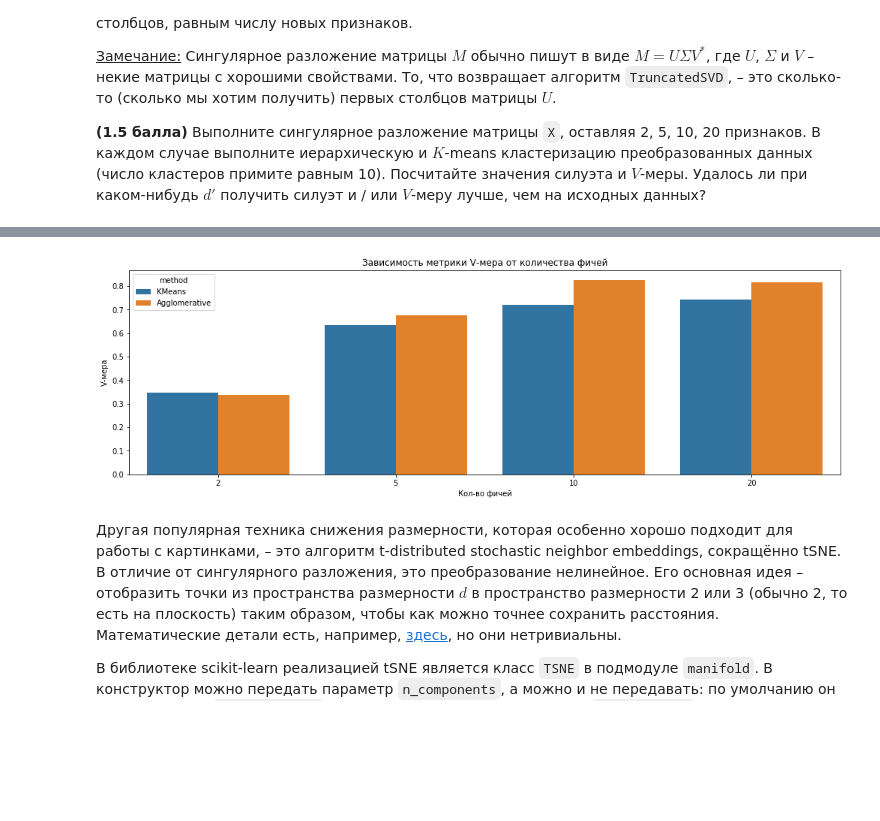
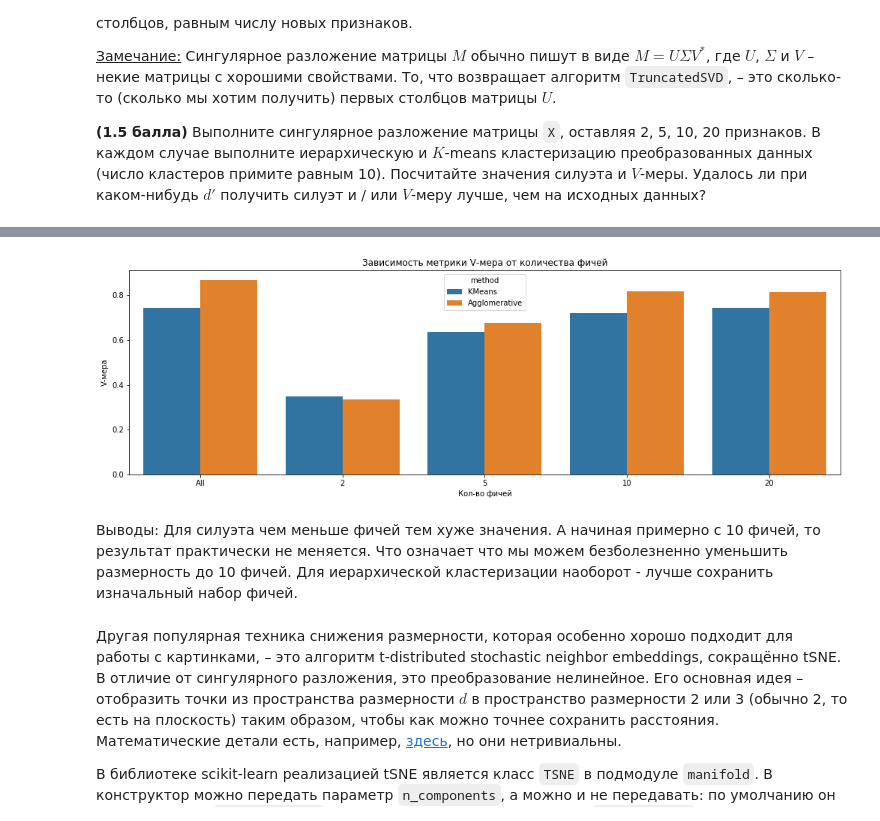
Before and after one commit to slivka83/share, a Jupyter notebook: clustering.ipynb, the cells around one changed output, grey strips where cells are left out. Saved outputs shown, nothing was run; the diff lists cells and outputs as text; code cells hidden in the pictures; blank space fills up the shorter version.

```diff
--- a/clustering.ipynb
+++ b/clustering.ipynb
@@ -236,13 +242,19 @@ from sklearn.decomposition import TruncatedSVD
 import pandas as pd
 # %%
 scores = []
+
+clst = KMeans(n_clusters=10, n_init=100, random_state=42).fit_predict(X)
+scores.append({'features':'All', 'score':silhouette_score(X,clst), 'method':'KMeans'})
+clst = AgglomerativeClustering(n_clusters=10).fit_predict(X)
+scores.append({'features':'All', 'score':silhouette_score(X,clst), 'method':'Agglomerative'})
+
 for f in tqdm([2,5,10,20]):
     X_temp = TruncatedSVD(f).fit_transform(X)
     clst = KMeans(n_clusters=10, n_init=100, random_state=42).fit_predict(X_temp)
-    scores.append({'features':f, 'score':silhouette_score(X_temp,clst), 'method':'KMeans'})
+    scores.append({'features':f, 'score':silhouette_score(X,clst), 'method':'KMeans'})
 
     clst = AgglomerativeClustering(n_clusters=10).fit_predict(X_temp)
-    scores.append({'features':f, 'score':silhouette_score(X_temp,clst), 'method':'Agglomerative'})
+    scores.append({'features':f, 'score':silhouette_score(X,clst), 'method':'Agglomerative'})
 
 df = pd.DataFrame(scores)
 plt.figure(figsize=(17,5))
@@ -256,22 +268,30 @@ plt.title('Зависимость метрики Силуэт от количе
 # %%
 scores = []
+
+clst = KMeans(n_clusters=10, n_init=100, random_state=42).fit_predict(X)
+scores.append({'features':'All', 'score':v_measure_score(y,clst), 'method':'KMeans'})
+clst = AgglomerativeClustering(n_clusters=10).fit_predict(X)
+scores.append({'features':'All', 'score':v_measure_score(y,clst), 'method':'Agglomerative'})
+
 for f in tqdm([2,5,10,20]):
     X_temp = TruncatedSVD(f).fit_transform(X)
     clst = KMeans(n_clusters=10, n_init=100, random_state=42).fit_predict(X_temp)
     scores.append({'features':f, 'score':v_measure_score(y,clst), 'method':'KMeans'})
 
     clst = AgglomerativeClustering(n_clusters=10).fit_predict(X_temp)
     scores.append({'features':f, 'score':v_measure_score(y,clst), 'method':'Agglomerative'})
 
 df = pd.DataFrame(scores)
 plt.figure(figsize=(17,5))
 sns.barplot(data=df, x='features', y='score', hue='method')
 plt.xlabel('Кол-во фичей')
 plt.ylabel('V-мера')
 plt.title('Зависимость метрики V-мера от количества фичей');
 # %% [output]
 [interactive output not drawn]
-[figure, old version]
+[figure, new version]
+# %% [markdown]
+Выводы: Для силуэта чем меньше фичей тем хуже значения. А начиная примерно с 10 фичей, то результат практически не меняется. Что означает что мы можем безболезненно уменьшить размерность до 10 фичей. Для иерархической кластеризации наоборот - лучше сохранить изначальный набор фичей.
 # %% [markdown]
 Другая популярная техника снижения размерности, которая особенно хорошо подходит для работы с картинками, – это алгоритм t-distributed stochastic neighbor embeddings, сокращённо tSNE. В отличие от сингулярного разложения, это преобразование нелинейное. Его основная идея – отобразить точки из пространства размерности $d$ в пространство размерности 2 или 3 (обычно 2, то есть на плоскость) таким образом, чтобы как можно точнее сохранить расстояния. Математические детали есть, например, [здесь](https://en.wikipedia.org/wiki/T-distributed_stochastic_neighbor_embedding), но они нетривиальны.
 
```
Also changed, not shown: parts of 12 cells of this notebook.
